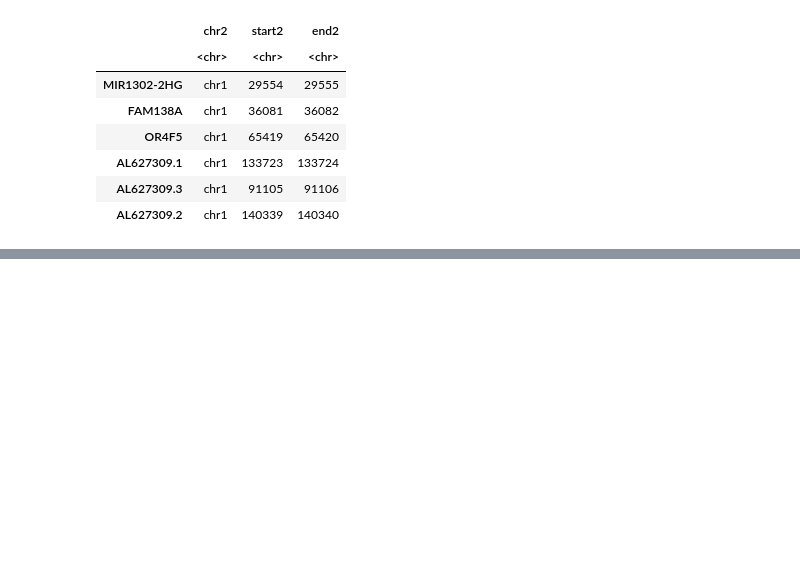
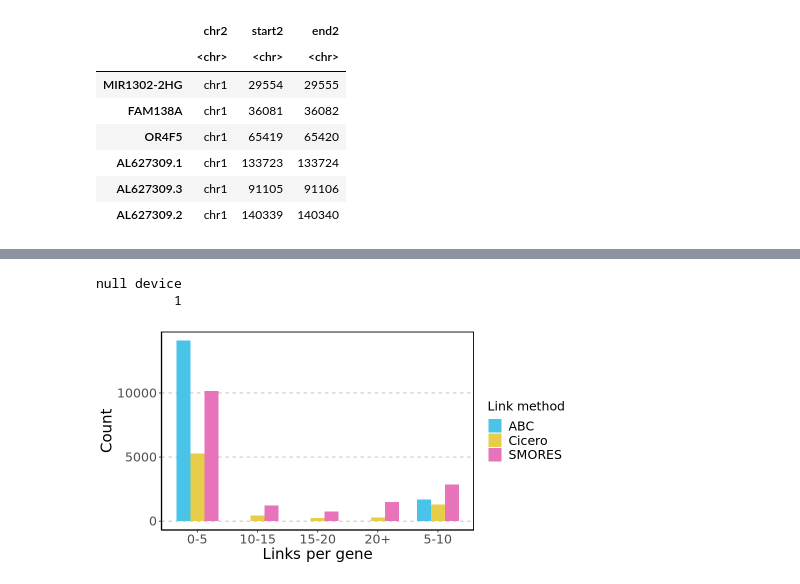
Before and after one commit to Gaulton-Lab/non-diabetic-islet-multiomics, a Jupyter notebook: code/1b_Predict_cRE-gene_links/3_Links_Methods_Basic_Comparisons.ipynb, the cells around one changed output, grey strips where cells are left out. Drawn from its saved outputs; the diff is of its cells as text; code cells hidden in the pictures; blank space fills up the shorter version.

```diff
--- a/code/1b_Predict_cRE-gene_links/3_Links_Methods_Basic_Comparisons.ipynb
+++ b/code/1b_Predict_cRE-gene_links/3_Links_Methods_Basic_Comparisons.ipynb
@@ -857,0 +332,26 @@ dbl (8): start, end, start2, end2, max_score, hm_score, abc_score, cic_score
+# %%
+#one cell type example
+celltype <- 'beta'
+fp <- paste0(overlap_dir,'/',celltype,overlap_suffix)
+df <- read.table(fp, sep='\t', header=1)
+
+#get # links per gene by method
+summaries <- list()
+for(method_col in c('hm_score','abc_score','cic_score')){
+    summaries[[method_col]] <- summarize_links_per_gene(df, method_col, 20)
+}
+
+data <- rbindlist(summaries)
+dim(data)
+
+#make per bin summary dataframe
+bins <- c(0,5,10,15,20)
+meta <- data %>% group_by(method) %>%
+        mutate(bin0_5=sum(links_per_gene_cap<5), bin5_10=sum(links_per_gene_cap>=5 & links_per_gene_cap<10),
+               bin10_15=sum(links_per_gene_cap>=10 & links_per_gene_cap<15),bin15_20=sum(links_per_gene_cap>=15 & links_per_gene_cap<20),
+               bin20=sum(links_per_gene_cap>=20)) %>%
+        select(-links_per_gene,-links_per_gene_cap) %>%
+        distinct(method, .keep_all=TRUE) %>% pivot_longer(!method, names_to='num_targets', values_to='count') %>%
+        mutate(targets=plyr::mapvalues(num_targets, from=c('bin0_5','bin5_10','bin10_15','bin15_20','bin20'),to=c('0-5','5-10','10-15','15-20','20+'))) %>%
+        mutate(Method=plyr::mapvalues(method, from=c('hm','abc','cic'), to=c('SMORES','ABC','Cicero')))
+head(meta)
@@ -857,0 +374,21 @@ dbl (8): start, end, start2, end2, max_score, hm_score, abc_score, cic_score
+# %%
+options(repr.plot.width=8, repr.plot.height=4)
+theme_set(theme_classic())
+
+p1 <- ggplot(meta, aes(x=targets, y=count, fill=Method)) +
+        geom_bar(stat='identity', position=position_dodge(0.7), width=0.7) +
+        scale_fill_manual(values=method_colors3) + labs(title=celltype, fill='Link method') +
+        ylab('Count') + xlab('Links per gene') +
+        theme(title=element_blank(),
+              axis.title=element_text(size=18),
+              axis.text=element_text(size=15),
+              legend.title=element_text(size=15),
+              legend.text=element_text(size=15),
+              panel.grid.major.y=element_line(color='grey', size=0.5, linetype=2),
+              panel.border=element_rect(color='black',fill=NA, size=1))
+print(p1)
+dev.off()
+# %% [output]
+null device
+          1
+[figure, added]
```
Also changed, not shown: parts of 61 cells of this notebook.
